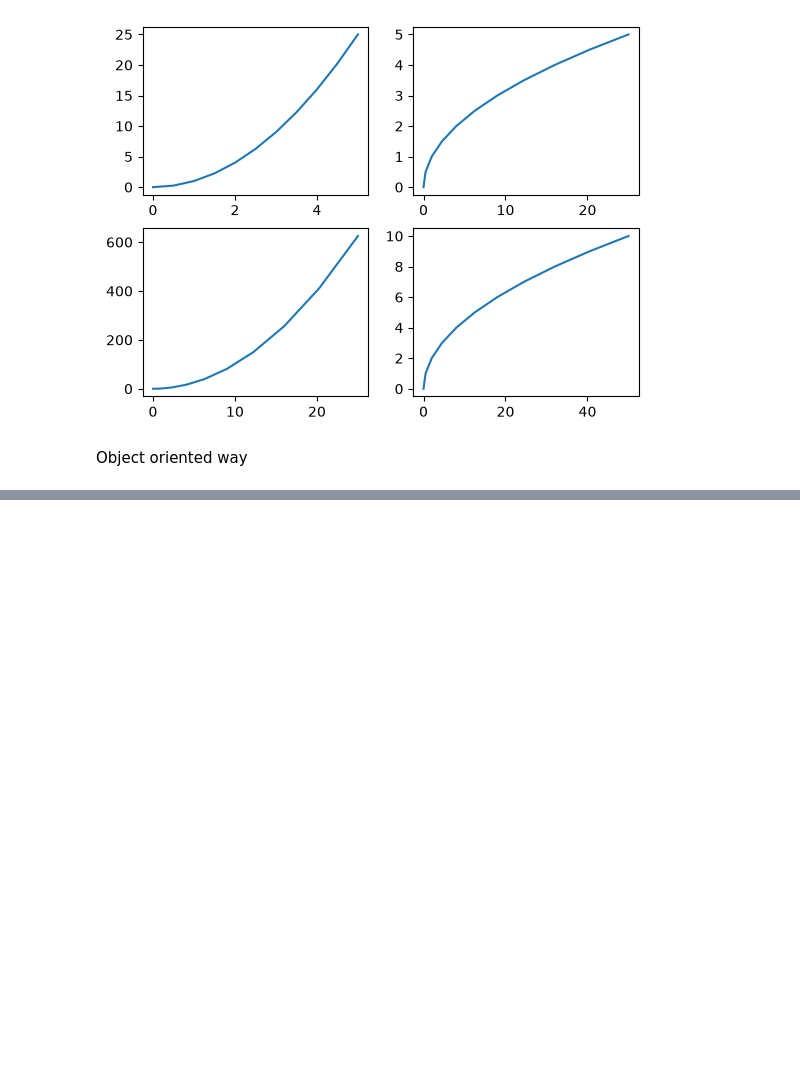
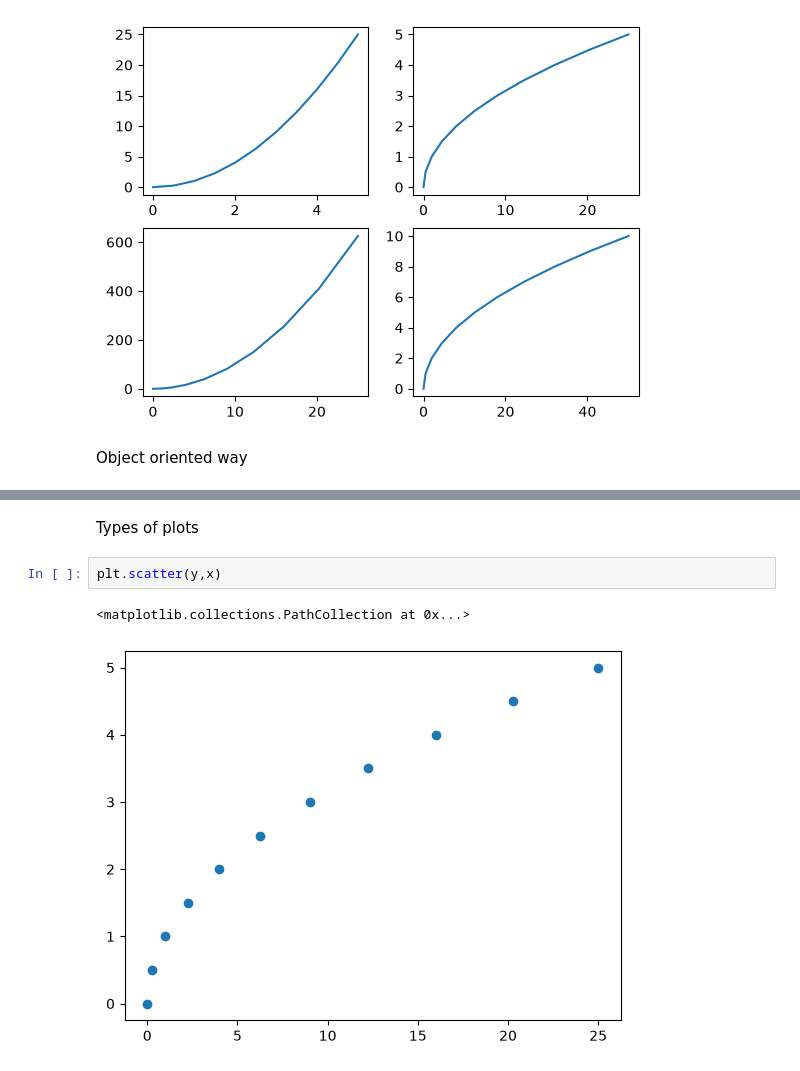
Before and after one commit to pujamaharana029-cpu/Python-Practice, a Jupyter notebook: Data visualization/matplotlib.ipynb, the cells around one changed output, grey strips where cells are left out. Cells and saved outputs as stored; diff of their text form; blank space fills up the shorter version.

```diff
--- a/Data visualization/matplotlib.ipynb
+++ b/Data visualization/matplotlib.ipynb
@@ -47,0 +51,7 @@ axis2.plot(x,y)
+# %% [markdown]
+Types of plots
+# %%
+plt.scatter(y,x)
+# %% [output]
+<matplotlib.collections.PathCollection at 0x...>
+[figure, added]
```
Also changed, not shown: parts of 14 cells of this notebook, 4 other files.
